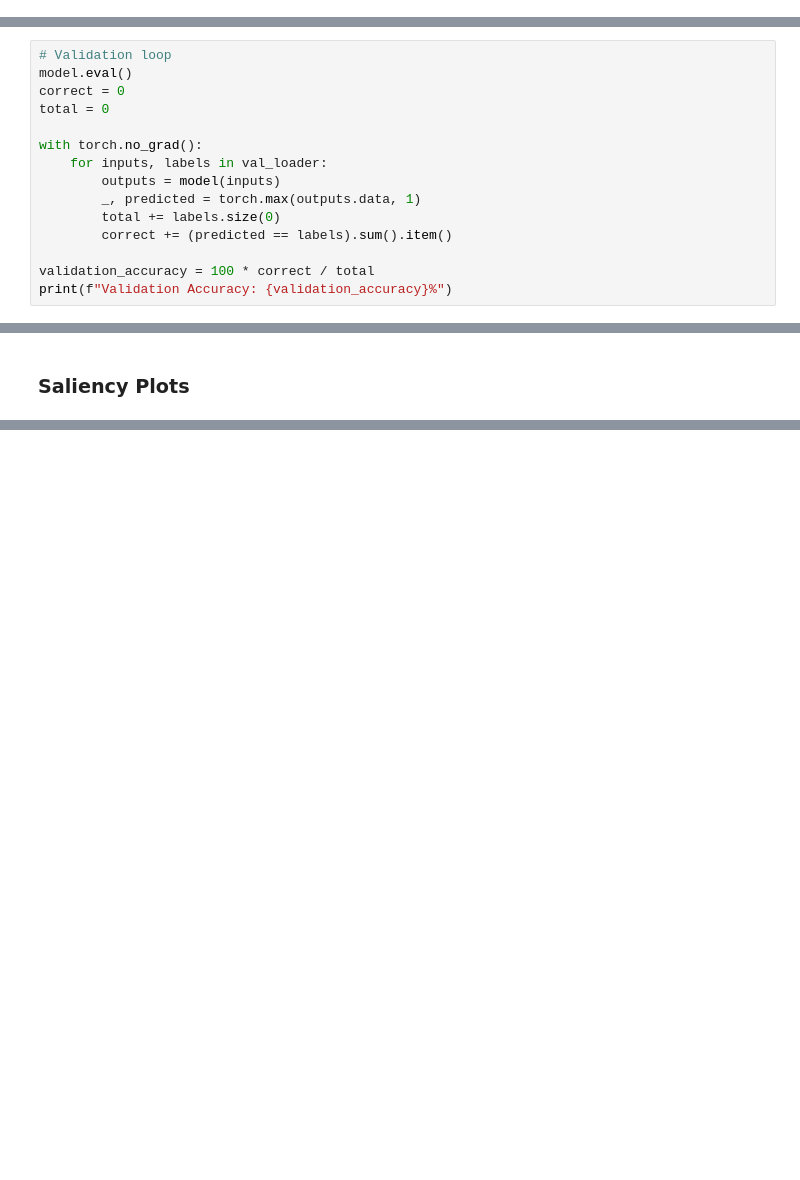
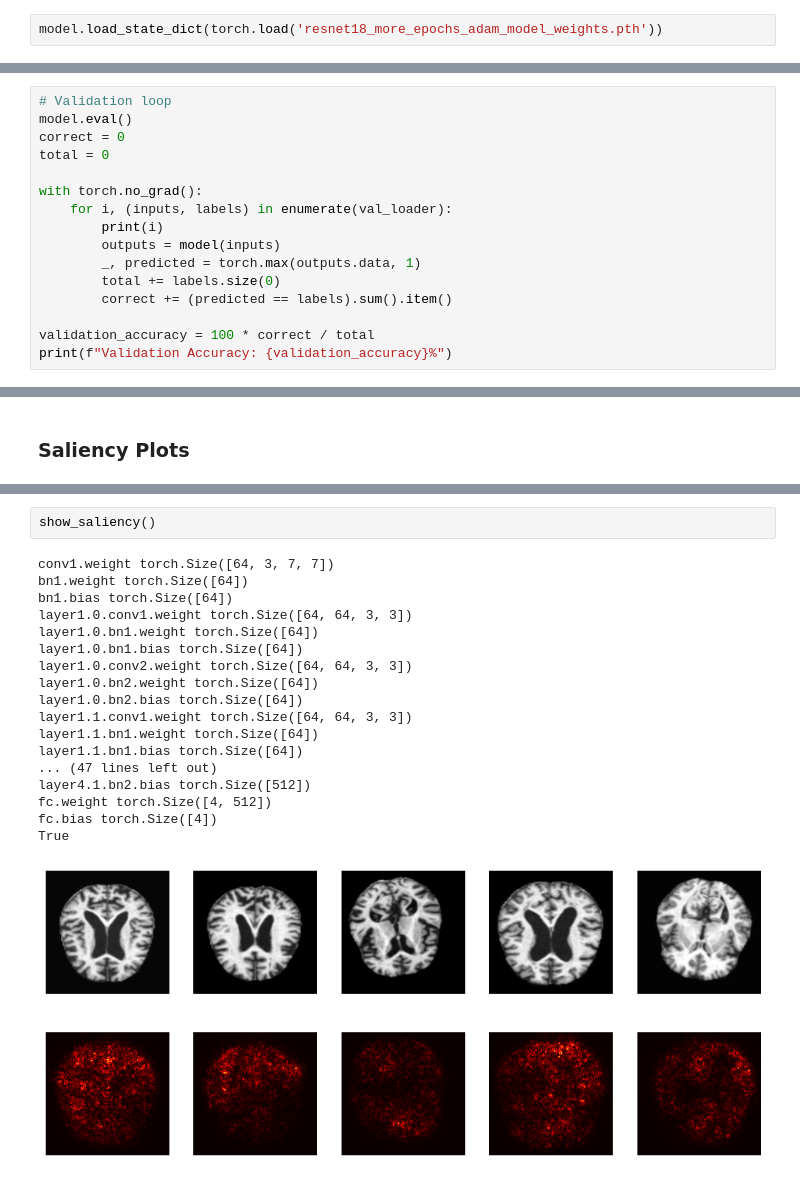
Before and after one commit to benrandoing20/229FinalProjct, a Jupyter notebook: CNN/preprocessing-resnet18-more_epochs_with_Adamprop_only.ipynb, the cells around one changed output, grey strips where cells are left out. Saved outputs shown, nothing was run; the diff lists cells and outputs as text; blank space fills up the shorter version.

Commit message:
Add Saliency Plot to Baseline as Interpretation

```diff
--- a/CNN/preprocessing-resnet18-more_epochs_with_Adamprop_only.ipynb
+++ b/CNN/preprocessing-resnet18-more_epochs_with_Adamprop_only.ipynb
@@ -178,0 +175,2 @@ Training continues..
+# %%
+model.load_state_dict(torch.load('resnet18_more_epochs_adam_model_weights.pth'))
@@ -185,7 +185,8 @@ correct = 0
 total = 0
 
 with torch.no_grad():
-    for inputs, labels in val_loader:
+    for i, (inputs, labels) in enumerate(val_loader):
+        print(i)
         outputs = model(inputs)
         _, predicted = torch.max(outputs.data, 1)
         total += labels.size(0)
@@ -219,0 +287,21 @@ torch.save(model.state_dict(), 'resnet18_more_epochs_adam_model_weights.pth')
+# %%
+show_saliency()
+# %% [output]
+conv1.weight torch.Size([64, 3, 7, 7])
+bn1.weight torch.Size([64])
+bn1.bias torch.Size([64])
+layer1.0.conv1.weight torch.Size([64, 64, 3, 3])
+layer1.0.bn1.weight torch.Size([64])
+layer1.0.bn1.bias torch.Size([64])
+layer1.0.conv2.weight torch.Size([64, 64, 3, 3])
+layer1.0.bn2.weight torch.Size([64])
+layer1.0.bn2.bias torch.Size([64])
+layer1.1.conv1.weight torch.Size([64, 64, 3, 3])
+layer1.1.bn1.weight torch.Size([64])
+layer1.1.bn1.bias torch.Size([64])
+... (47 lines left out)
+layer4.1.bn2.bias torch.Size([512])
+fc.weight torch.Size([4, 512])
+fc.bias torch.Size([4])
+True
+[figure, added]
```
Also changed, not shown: parts of 14 cells of this notebook, 2 other files.
